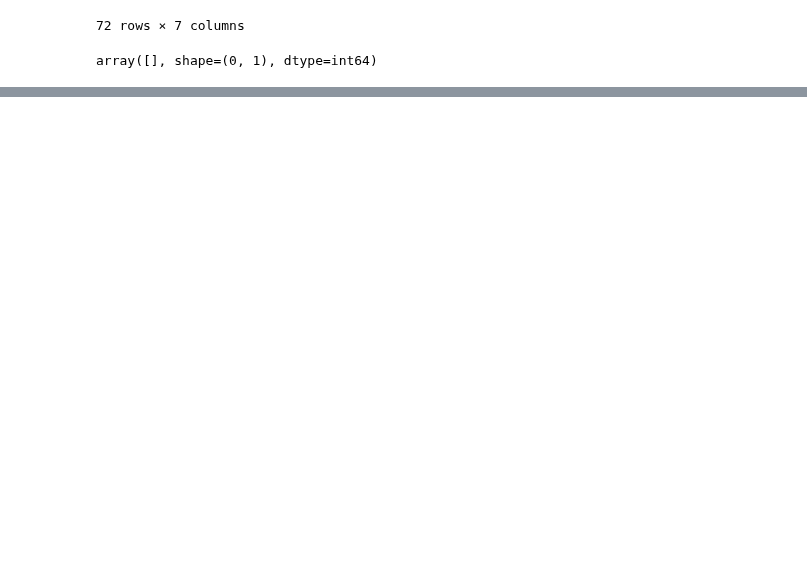
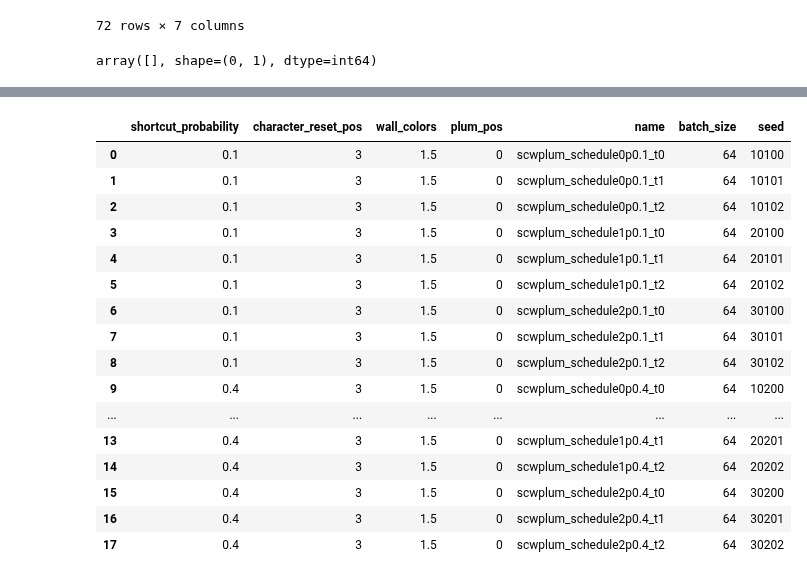
Before and after one commit to liuandrew/ppo_aux, a Jupyter notebook: write_and_test/write_experiments.ipynb, the cells around one changed output, grey strips where cells are left out. Drawn from its saved outputs; the diff is of its cells as text; code cells hidden in the pictures; blank space fills up the shorter version.

```diff
--- a/write_and_test/write_experiments.ipynb
+++ b/write_and_test/write_experiments.ipynb
@@ -4143,3 +4147,89 @@ config = {
 }
 
 pickle.dump(config, open('../experiment_configs/' + exp_name, 'wb'))
+# %%
+num_trials = 3
+probs = [0.1, 0.4]
+tasks = [1, 2] # original plum envs
+rows = []
+batch = 64
+
+schedules = [
+    [0, 2_000, 4_000, 300_000, 400_000],
+    [0, 100_000, 200_000, 300_000, 400_000],
+    [0, 200_000, 400_000, 600_000, 800_000]
+]
+# step_args = {0: {'plum_pos': 0},
+#             1: {'plum_pos': 1},
+#             2: {'plum_pos': 2},
+#             3: {'plum_pos': 3},
+#             4: {'plum_pos': -1}}
+step_args = [0, 1, 2, 3, -1]
+for n, p in enumerate(probs):
+    for l, schedule in enumerate(schedules):
+        for i in range(num_trials):
+            clone_path = clone_path_formatter.format(task=task, t=i)
+            clone_param = clone_params[j]
+            clone_param['clone_path'] = clone_path
+
+            exp_name = f'scwplum_schedule{l}p{p}_t{i}'
+
+            env_kwargs = {'shortcut_probability': p,
+                          'character_reset_pos': 3,
+                          'wall_colors': 1.5,
+                          'plum_pos': 0}
+            seed = i + 100*(n+1) + 10000*(l+1)
+            row = env_kwargs.copy()
+            row['name'] = exp_name
+            row['batch_size'] = batch
+            row['seed'] = seed
+
+            rows.append(row)
+            config = {
+                'wandb_project_name': 'Nav_Shared_Layers',
+                'exp_name': exp_name,
+                'save_name': exp_name,
+                'num_env_steps': 3000000,
+                'env_name': 'ShortcutNav-v0',
+                'algo': 'ppo',
+                'num_mini_batch': 1,
+                'num_processes': 1,
+                'num_steps': batch,
+
+                'normalize': False,
+
+                'checkpoint_interval': 10,
+                'save_dir': 'scwplum',
+
+                'recurrent': True,
+                'seed': seed,
+                'no_cuda': True,
+                'env_kwargs': env_kwargs,
+
+                'nn_base': 'DelayedRNNPPO',
+                'nn_base_kwargs': {'hidden_size': 64},
+
+                'use_universal_step': {'on': True, 'schedule': schedule, 'step_args': step_args}
+            }
+
+            pickle.dump(config, open('../experiment_configs/' + exp_name, 'wb'))
+
+pd.DataFrame(rows)
+# %% [output]
+|  | shortcut_probability | character_reset_pos | wall_colors | plum_pos | name | batch_size | seed |
+| 0 | 0.1 | 3 | 1.5 | 0 | scwplum_schedule0p0.1_t0 | 64 | 10100 |
+| 1 | 0.1 | 3 | 1.5 | 0 | scwplum_schedule0p0.1_t1 | 64 | 10101 |
+| 2 | 0.1 | 3 | 1.5 | 0 | scwplum_schedule0p0.1_t2 | 64 | 10102 |
+| 3 | 0.1 | 3 | 1.5 | 0 | scwplum_schedule1p0.1_t0 | 64 | 20100 |
+| 4 | 0.1 | 3 | 1.5 | 0 | scwplum_schedule1p0.1_t1 | 64 | 20101 |
+| 5 | 0.1 | 3 | 1.5 | 0 | scwplum_schedule1p0.1_t2 | 64 | 20102 |
+| 6 | 0.1 | 3 | 1.5 | 0 | scwplum_schedule2p0.1_t0 | 64 | 30100 |
+| 7 | 0.1 | 3 | 1.5 | 0 | scwplum_schedule2p0.1_t1 | 64 | 30101 |
+| 8 | 0.1 | 3 | 1.5 | 0 | scwplum_schedule2p0.1_t2 | 64 | 30102 |
+| 9 | 0.4 | 3 | 1.5 | 0 | scwplum_schedule0p0.4_t0 | 64 | 10200 |
+| ... | ... | ... | ... | ... | ... | ... | ... |
+| 13 | 0.4 | 3 | 1.5 | 0 | scwplum_schedule1p0.4_t1 | 64 | 20201 |
+| 14 | 0.4 | 3 | 1.5 | 0 | scwplum_schedule1p0.4_t2 | 64 | 20202 |
+| 15 | 0.4 | 3 | 1.5 | 0 | scwplum_schedule2p0.4_t0 | 64 | 30200 |
+| 16 | 0.4 | 3 | 1.5 | 0 | scwplum_schedule2p0.4_t1 | 64 | 30201 |
+| 17 | 0.4 | 3 | 1.5 | 0 | scwplum_schedule2p0.4_t2 | 64 | 30202 |
```
Also changed, not shown: parts of 4 cells of this notebook, 2 other files.
